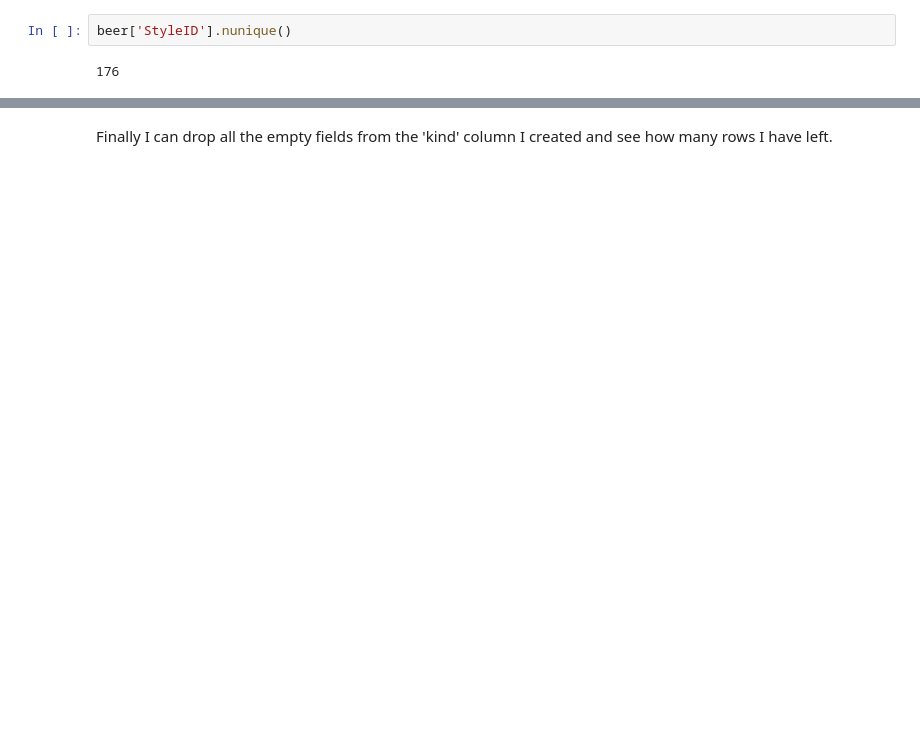
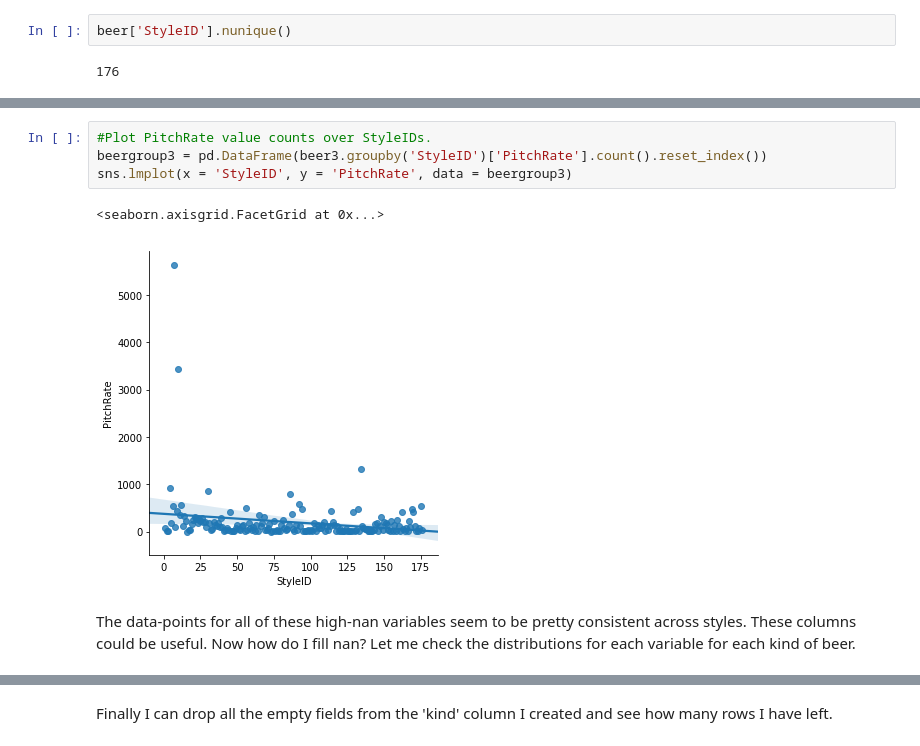
Before and after one commit to maymag/ds_projects, a Jupyter notebook: beer_recipes/beer.ipynb, the cells around one changed output, grey strips where cells are left out. Drawn from its saved outputs; the diff is of its cells as text; blank space fills up the shorter version.

```diff
--- a/beer_recipes/beer.ipynb
+++ b/beer_recipes/beer.ipynb
@@ -371,0 +165,9 @@ beerind2 = beerind2.drop(columns=['MashThickness_x','PitchRate_x','PrimaryTemp_x
+# %%
+#Plot PitchRate value counts over StyleIDs.
+beergroup3 = pd.DataFrame(beer3.groupby('StyleID')['PitchRate'].count().reset_index())
+sns.lmplot(x = 'StyleID', y = 'PitchRate', data = beergroup3)
+# %% [output]
+<seaborn.axisgrid.FacetGrid at 0x...>
+[figure, added]
+# %% [markdown]
+The data-points for all of these high-nan variables seem to be pretty consistent across styles. These columns could be useful. Now how do I fill nan? Let me check the distributions for each variable for each kind of beer.
```
Also changed, not shown: parts of 170 cells of this notebook.
